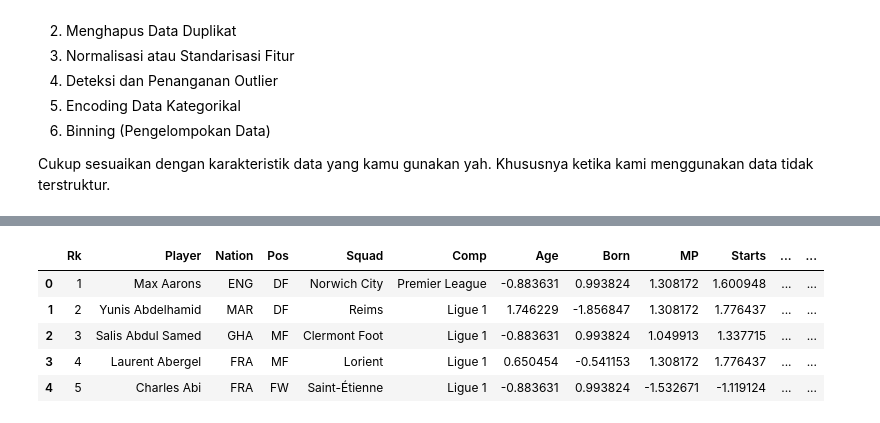
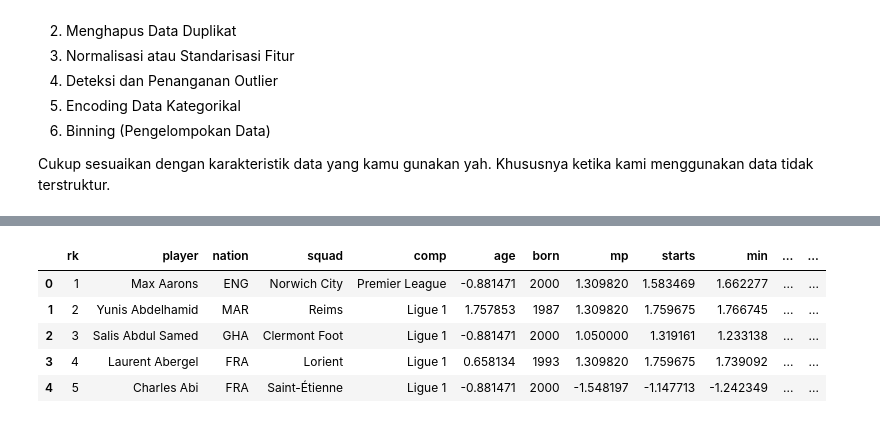
Before and after one commit to irfanjul46/Eksperimen_SML_Irfan, a Jupyter notebook: preprocessing/Eksperimen_Irfan.ipynb, the cells around one changed output, grey strips where cells are left out. Saved outputs shown, nothing was run; the diff lists cells and outputs as text; code cells hidden in the pictures.

```diff
--- a/preprocessing/Eksperimen_Irfan.ipynb
+++ b/preprocessing/Eksperimen_Irfan.ipynb
@@ -34,18 +33,18 @@ Jika dataset berada di Google Drive, pastikan Anda menghubungkan Google Drive ke
 Jika dataset berupa unstructured data, silakan sesuaikan dengan format seperti kelas Machine Learning Pengembangan atau Machine Learning Terapan
 # %%
 # Type your code here
-# Asumsi dataset diunggah ke Google Colab atau berada di direktori yang sama
 file_path = 'football_player_stats.csv'
 
 try:
-    df_raw = pd.read_csv(file_path, encoding='latin1', delimiter=';')
-    print("Dataset berhasil dimuat!")
+    # Menggunakan sep=';' dan encoding 'latin-1' sesuai karakteristik data sepak bola Eropa
+    df_raw = pd.read_csv(file_path, encoding='latin-1', sep=';')
+    print("✓ Dataset berhasil dimuat!")
+
+    # Menampilkan dimensi data
+    print(f"Dimensi Dataset: {df_raw.shape[0]} baris, {df_raw.shape[1]} kolom\n")
 
     # Menampilkan 5 baris pertama untuk inspeksi awal
     display(df_raw.head())
-
-    # Menampilkan dimensi data
-    print(f"\nDimensi Dataset: {df_raw.shape[0]} baris, {df_raw.shape[1]} kolom")
 except FileNotFoundError:
-    print(f"File {file_path} tidak ditemukan. Pastikan dataset sudah diunggah.")
+    print(f"❌ File '{file_path}' tidak ditemukan. Pastikan dataset sudah diunggah ke Colab.")
 # %% [output]
@@ -138,54 +142,54 @@ Cukup sesuaikan dengan karakteristik data yang kamu gunakan yah. Khususnya ketik
 # 1. Menyalin data agar dataset raw tetap utuh
 df_clean = df_raw.copy()
 
-# 2. Menghapus Data Duplikat
+# Standardisasi nama kolom menjadi huruf kecil semua (mencegah isu kapitalisasi)
+df_clean.columns = df_clean.columns.str.lower()
+
+# 2. Menghapus Data Duplikat & Missing Values
 initial_rows = df_clean.shape[0]
 df_clean = df_clean.drop_duplicates()
-print(f"Data duplikat dihapus: {initial_rows - df_clean.shape[0]} baris")
 
-# 3. Menangani Missing Values
-# Menghapus baris yang kehilangan nilai pada kolom target atau fitur krusial
-df_clean = df_clean.dropna(subset=['Nation', 'Age'])
+# Menghapus baris yang kosong pada kolom fitur krusial
+required_cols = ['age', 'goals', 'shots']
+df_clean = df_clean.dropna(subset=required_cols)
+print(f"Sisa baris setelah pembersihan duplikat & missing values: {df_clean.shape[0]}")
 
-# 4. Deteksi dan Penanganan Outlier menggunakan metode IQR
-# Formula IQR: Q3 - Q1
-numeric_cols_to_check = ['Age'] # Hanya cek 'Age' karena 'Overall' dan 'Potential' tidak ada
+# 3. Deteksi dan Penanganan Outlier menggunakan metode Vectorized IQR
+columns_to_filter = ['age', 'goals', 'shots']
 
-for col in numeric_cols_to_check:
-    Q1 = df_clean[col].quantile(0.25)
-    Q3 = df_clean[col].quantile(0.75)
-    IQR = Q3 - Q1
+for col in columns_to_filter:
+    if col in df_clean.columns:
+        Q1 = df_clean[col].quantile(0.25)
+        Q3 = df_clean[col].quantile(0.75)
+        IQR = Q3 - Q1
 
-    lower_bound = Q1 - (1.5 * IQR)
-    upper_bound = Q3 + (1.5 * IQR)
+        lower_bound = Q1 - (1.5 * IQR)
+        upper_bound = Q3 + (1.5 * IQR)
 
-    # Efisiensi: Filtering langsung pada DataFrame tanpa perulangan baris (iterrows)
-    # dan tanpa membuat auxiliary columns (kolom bantuan)
-    df_clean = df_clean[(df_clean[col] >= lower_bound) & (df_clean[col] <= upper_bound)]
+        # Efisiensi: Filtering langsung pada DataFrame tanpa perulangan baris (iterrows)
+        df_clean = df_clean[(df_clean[col] >= lower_bound) & (df_clean[col] <= upper_bound)]
 
-print(f"\nDimensi data setelah pembersihan outlier: {df_clean.shape}")
+print(f"Dimensi data setelah pembersihan outlier: {df_clean.shape}")
 
-# 5. Encoding Data Kategorikal (One-Hot Encoding)
-# Contoh fitur kategorikal: Kaki dominan (Preferred Foot)
-# Karena tidak ada kolom 'Preferred_Foot' di dataset ini, blok ini akan dilewati
-if 'Preferred_Foot' in df_clean.columns:
-    df_clean = pd.get_dummies(df_clean, columns=['Preferred_Foot'], drop_first=True)
+# 4. Encoding Data Kategorikal (One-Hot Encoding untuk kolom Posisi/pos)
+if 'pos' in df_clean.columns:
+    df_clean = pd.get_dummies(df_clean, columns=['pos'], drop_first=True)
 
-# 6. Standarisasi Fitur Numerik
+# 5. Standarisasi Fitur Numerik
 scaler = StandardScaler()
-# Hanya menstandarisasi kolom numerik
-cols_to_scale = df_clean.select_dtypes(include=[np.number]).columns
-# Filter out 'Rk' (Rank) if it's not meant to be scaled as it's an ID
-if 'Rk' in cols_to_scale:
-    cols_to_scale = cols_to_scale.drop('Rk')
+numeric_cols = df_clean.select_dtypes(include=[np.number]).columns
 
-# Mengatasi kasus di mana cols_to_scale mungkin kosong setelah filter
+# Kecualikan ID unik (rk), tahun lahir (born), dan hasil dari dummy encoding (pos_)
+exclude_cols = ['rk', 'born']
+cols_to_scale = [c for c in numeric_cols if c not in exclude_cols and not c.startswith('pos_')]
+
+# Menerapkan standardisasi hanya pada kolom yang memenuhi syarat
 if len(cols_to_scale) > 0:
     df_clean[cols_to_scale] = scaler.fit_transform(df_clean[cols_to_scale])
-else:
-    print("Tidak ada kolom numerik yang tersisa untuk distandardisasi selain 'Rk'.")
 
 # Menampilkan hasil akhir preprocessing
 print("\n=== Data Siap Latih (5 Baris Pertama) ===")
 display(df_clean.head())
+
+print(f"Dimensi akhir data siap latih setelah encoding: {df_clean.shape}")
 # %% [output]
@@ -195,8 +198,8 @@ Dimensi data setelah pembersihan outlier: (2907, 143)
 
 === Data Siap Latih (5 Baris Pertama) ===
-|  | Rk | Player | Nation | Pos | Squad | Comp | Age | Born | MP | Starts | ... | ... |
-| 0 | 1 | Max Aarons | ENG | DF | Norwich City | Premier League | -0.883631 | 0.993824 | 1.308172 | 1.600948 | ... | ... |
-| 1 | 2 | Yunis Abdelhamid | MAR | DF | Reims | Ligue 1 | 1.746229 | -1.856847 | 1.308172 | 1.776437 | ... | ... |
-| 2 | 3 | Salis Abdul Samed | GHA | MF | Clermont Foot | Ligue 1 | -0.883631 | 0.993824 | 1.049913 | 1.337715 | ... | ... |
-| 3 | 4 | Laurent Abergel | FRA | MF | Lorient | Ligue 1 | 0.650454 | -0.541153 | 1.308172 | 1.776437 | ... | ... |
-| 4 | 5 | Charles Abi | FRA | FW | Saint-Étienne | Ligue 1 | -0.883631 | 0.993824 | -1.532671 | -1.119124 | ... | ... |
+|  | rk | player | nation | squad | comp | age | born | mp | starts | min | ... | ... |
+| 0 | 1 | Max Aarons | ENG | Norwich City | Premier League | -0.881471 | 2000 | 1.309820 | 1.583469 | 1.662277 | ... | ... |
+| 1 | 2 | Yunis Abdelhamid | MAR | Reims | Ligue 1 | 1.757853 | 1987 | 1.309820 | 1.759675 | 1.766745 | ... | ... |
+| 2 | 3 | Salis Abdul Samed | GHA | Clermont Foot | Ligue 1 | -0.881471 | 2000 | 1.050000 | 1.319161 | 1.233138 | ... | ... |
+| 3 | 4 | Laurent Abergel | FRA | Lorient | Ligue 1 | 0.658134 | 1993 | 1.309820 | 1.759675 | 1.739092 | ... | ... |
+| 4 | 5 | Charles Abi | FRA | Saint-Étienne | Ligue 1 | -0.881471 | 2000 | -1.548197 | -1.147713 | -1.242349 | ... | ... |
```
Also changed, not shown: parts of 4 cells of this notebook, 4 other files.
